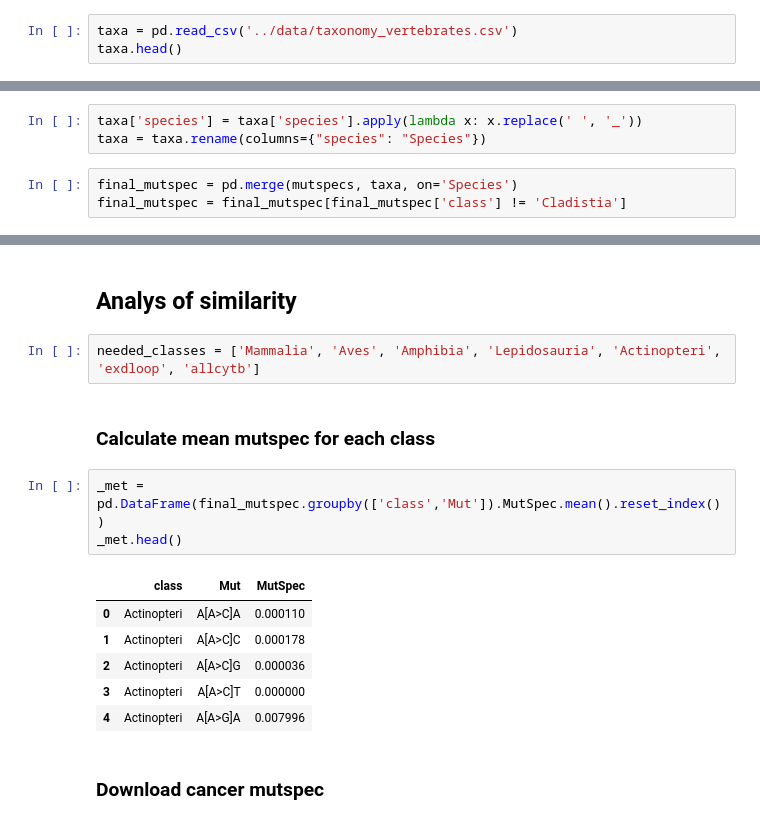
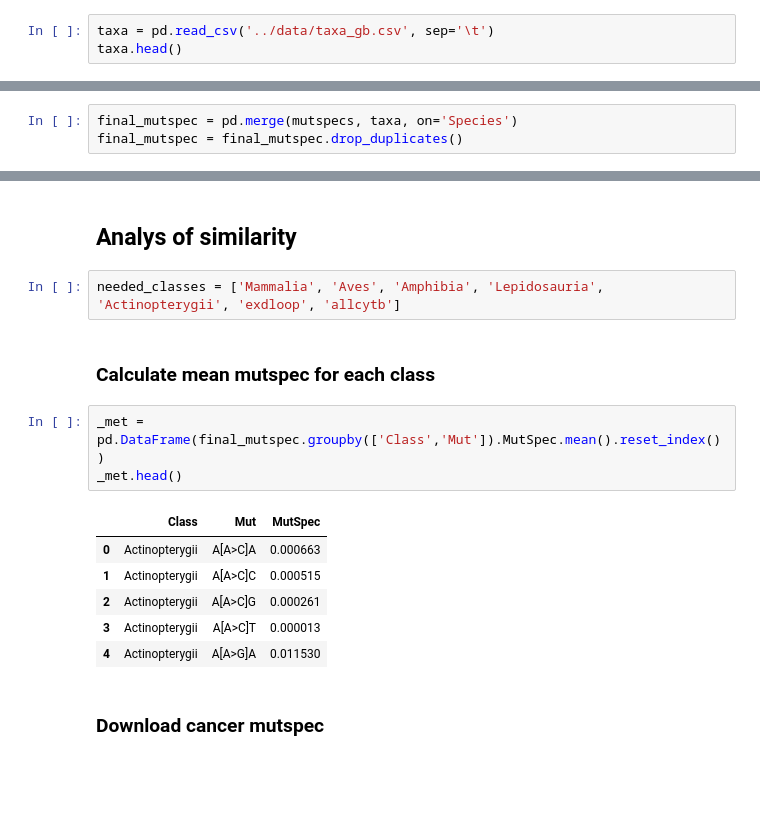
Before and after one commit to mitoclub/mtdna-192component-mutspec-chordata, a Jupyter notebook: scripts/get_mutspec.ipynb, the cells around one changed output, grey strips where cells are left out. Drawn from its saved outputs; the diff is of its cells as text; blank space fills up the shorter version.

```diff
--- a/scripts/get_mutspec.ipynb
+++ b/scripts/get_mutspec.ipynb
@@ -196,6 +196,6 @@ plot_mutspec192(mutspecs, label='Vertebrates Mutational Spectra',
 # %% [markdown]
 ### Add taxonomy and get mutspec for 5 orders
 # %%
-taxa = pd.read_csv('../data/taxonomy_vertebrates.csv')
+taxa = pd.read_csv('../data/taxa_gb.csv', sep='\t')
 taxa.head()
 # %% [output]
@@ -221,6 +219,3 @@ Name: class, dtype: int64
-# %%
-taxa['species'] = taxa['species'].apply(lambda x: x.replace(' ', '_'))
-taxa = taxa.rename(columns={"species": "Species"})
 # %%
 final_mutspec = pd.merge(mutspecs, taxa, on='Species')
-final_mutspec = final_mutspec[final_mutspec['class'] != 'Cladistia']
+final_mutspec = final_mutspec.drop_duplicates()
@@ -263,19 +256,19 @@ for tax in taxes_to_draw:
 # %% [markdown]
 ## Analys of similarity
 # %%
-needed_classes = ['Mammalia', 'Aves', 'Amphibia', 'Lepidosauria', 'Actinopteri', 'exdloop', 'allcytb']
+needed_classes = ['Mammalia', 'Aves', 'Amphibia', 'Lepidosauria', 'Actinopterygii', 'exdloop', 'allcytb']
 # %% [markdown]
 ### Calculate mean mutspec for each class
 # %%
-_met = pd.DataFrame(final_mutspec.groupby(['class','Mut']).MutSpec.mean().reset_index())
+_met = pd.DataFrame(final_mutspec.groupby(['Class','Mut']).MutSpec.mean().reset_index())
 _met.head()
 # %% [output]
-|  | class | Mut | MutSpec |
-| 0 | Actinopteri | A[A>C]A | 0.000110 |
-| 1 | Actinopteri | A[A>C]C | 0.000178 |
-| 2 | Actinopteri | A[A>C]G | 0.000036 |
-| 3 | Actinopteri | A[A>C]T | 0.000000 |
-| 4 | Actinopteri | A[A>G]A | 0.007996 |
+|  | Class | Mut | MutSpec |
+| 0 | Actinopterygii | A[A>C]A | 0.000663 |
+| 1 | Actinopterygii | A[A>C]C | 0.000515 |
+| 2 | Actinopterygii | A[A>C]G | 0.000261 |
+| 3 | Actinopterygii | A[A>C]T | 0.000013 |
+| 4 | Actinopterygii | A[A>G]A | 0.011530 |
 # %% [markdown]
 ### Download cancer mutspec
 # %%
```
Also changed, not shown: parts of 12 cells of this notebook.
